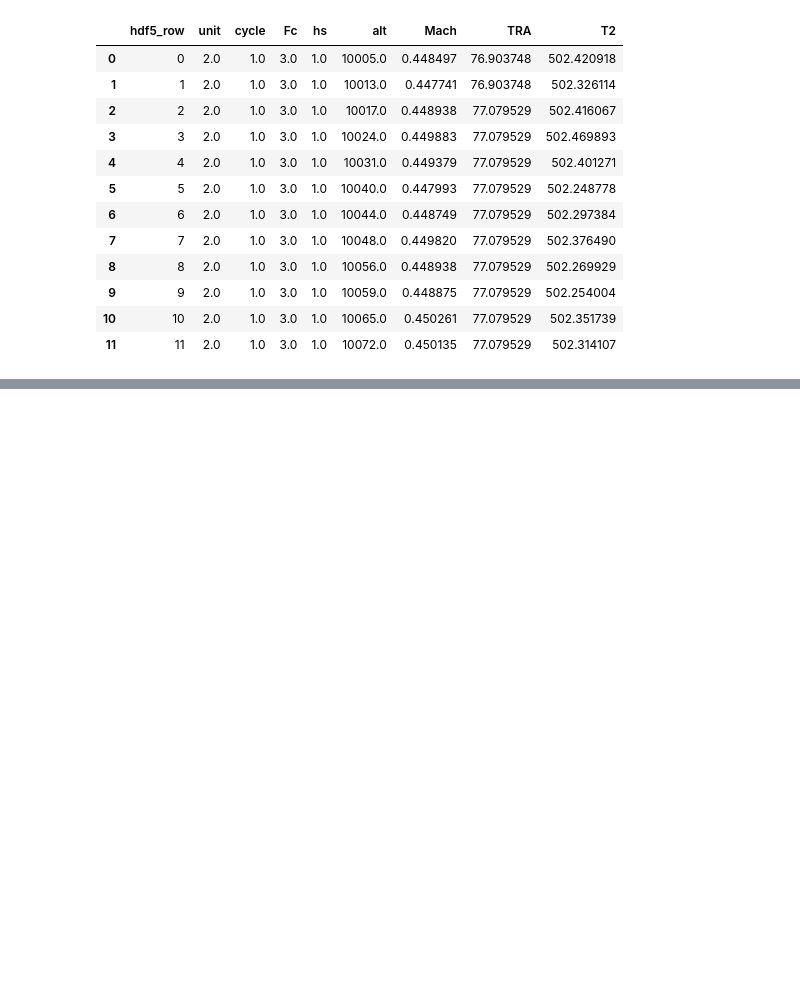
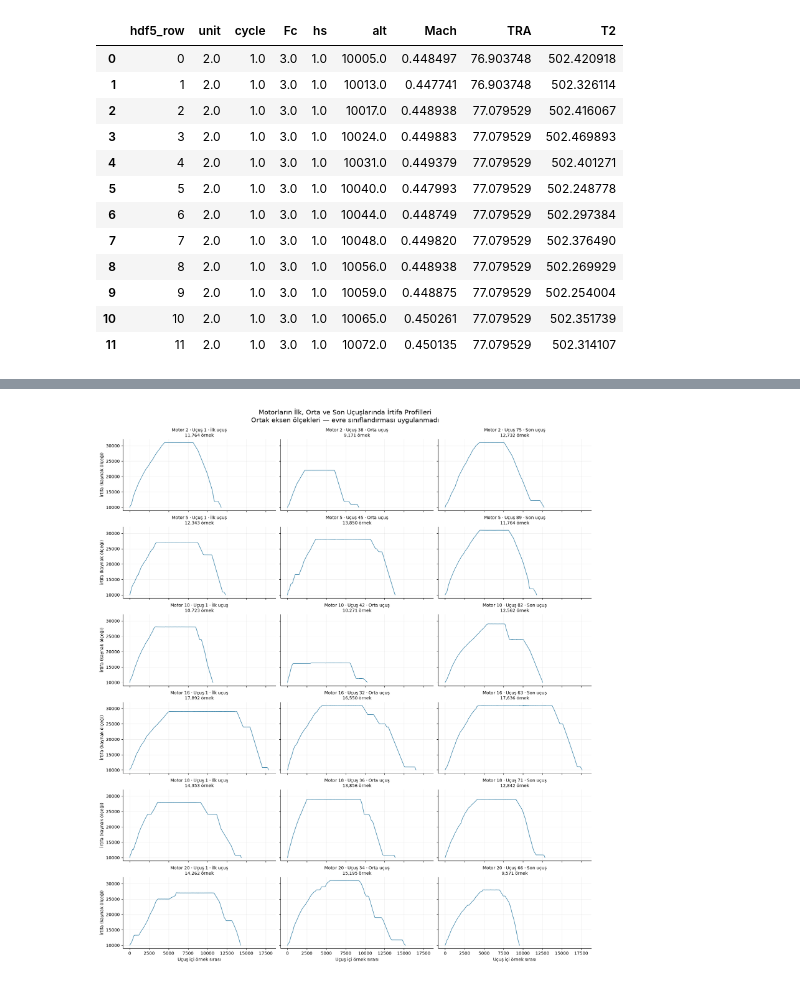
Before and after one commit to ilkinsoydas/End-to-End-PdM-Pipeline, a Jupyter notebook: n_cmapss/tcn_notebooks/2_TCN_Flight_Phase_Error_Analysis.ipynb, the cells around one changed output, grey strips where cells are left out. Saved outputs shown, nothing was run; the diff lists cells and outputs as text; code cells hidden in the pictures; blank space fills up the shorter version.

```diff
--- a/n_cmapss/tcn_notebooks/2_TCN_Flight_Phase_Error_Analysis.ipynb
+++ b/n_cmapss/tcn_notebooks/2_TCN_Flight_Phase_Error_Analysis.ipynb
@@ -116,0 +362,86 @@ Adında time veya timestamp geçen kök nesneler: []
+# %%
+units_to_inspect = sorted(flight_catalog["unit"].unique())
+selection_labels = ["İlk uçuş", "Orta uçuş", "Son uçuş"]
+selected_records = []
+
+for unit in units_to_inspect:
+    motor_flights = (
+        flight_catalog.loc[flight_catalog["unit"].eq(unit)]
+        .sort_values("cycle")
+        .reset_index(drop=True)
+    )
+
+    positions = [0, len(motor_flights) // 2, len(motor_flights) - 1]
+
+    for label, position in zip(selection_labels, positions):
+        record = motor_flights.iloc[position].to_dict()
+        record["selection"] = label
+        selected_records.append(record)
+
+profile_selection = pd.DataFrame(selected_records)
+
+fig, axes = plt.subplots(
+    len(units_to_inspect),
+    3,
+    figsize=(16, 3 * len(units_to_inspect)),
+    sharex=True,
+    sharey=True,
+    constrained_layout=True,
+)
+
+with h5py.File(HDF5_PATH, mode="r") as h5:
+    altitude_index = decode_names(h5["W_var"]).index("alt")
+
+    for ax, record in zip(
+        axes.flat,
+        profile_selection.to_dict("records"),
+        strict=True,
+    ):
+        start = int(record["start_row"])
+        end = int(record["end_row"])
+        altitude_values = h5["W_dev"][start:end, altitude_index]
+
+        assert len(altitude_values) == int(record["sample_count"])
+        assert np.isfinite(altitude_values).all()
+
+        ax.plot(
+            np.arange(len(altitude_values)),
+            altitude_values,
+            color="#2878A0",
+            linewidth=1,
+        )
+        ax.set_title(
+            f"Motor {int(record['unit'])} · "
+            f"Uçuş {int(record['cycle'])} · {record['selection']}\n"
+            f"{len(altitude_values):,} örnek",
+            fontsize=10,
+        )
+        ax.grid(alpha=0.2)
+        ax.spines[["top", "right"]].set_visible(False)
+
+for ax in axes[:, 0]:
+    ax.set_ylabel("İrtifa (kaynak ölçeği)")
+
+for ax in axes[-1, :]:
+    ax.set_xlabel("Uçuş içi örnek sırası")
+
+fig.suptitle(
+    "Motorların İlk, Orta ve Son Uçuşlarında İrtifa Profilleri\n"
+    "Ortak eksen ölçekleri — evre sınıflandırması uygulanmadı",
+    fontsize=15,
+)
+
+plt.show()
+
+display(
+    profile_selection[
+        ["unit", "cycle", "selection", "sample_count"]
+    ].rename(columns={
+        "unit": "Motor",
+        "cycle": "Uçuş",
+        "selection": "Seçim",
+        "sample_count": "Örnek sayısı",
+    })
+)
+# %% [output]
+[figure, added]
```
Also changed, not shown: parts of 36 cells of this notebook, 1 other file.
